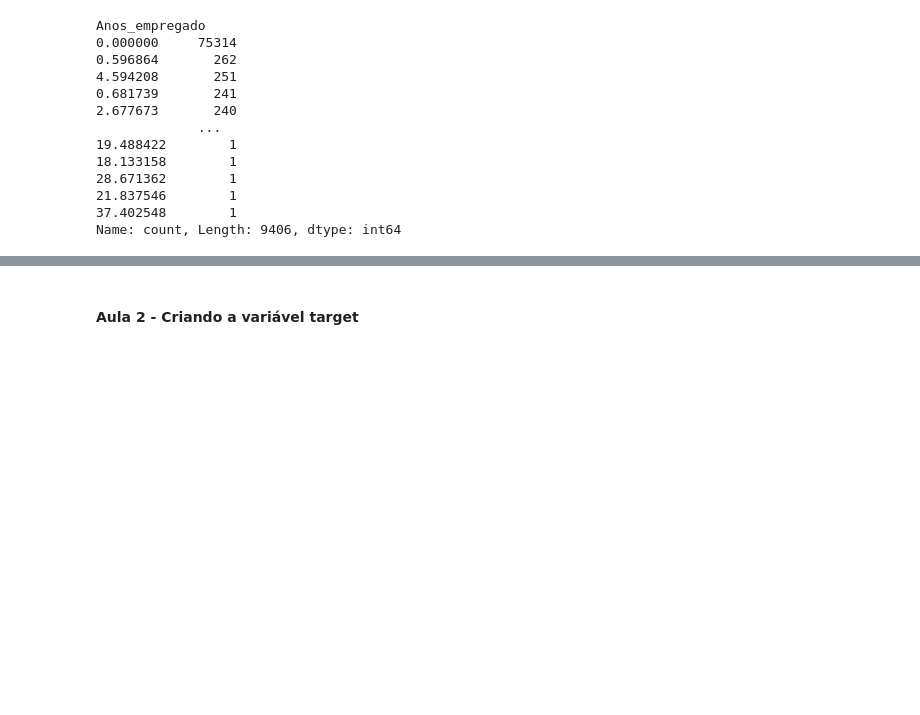
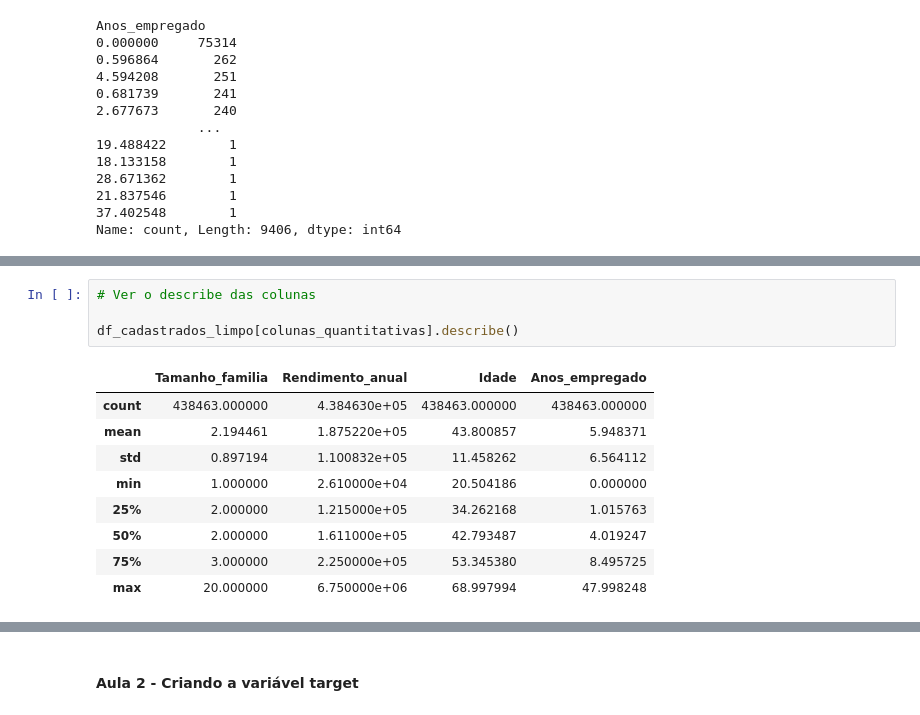
Before and after one commit to RicardViana/fiap-data-viz-and-production-models, a Jupyter notebook: deploy_de_aplicacoes.ipynb, the cells around one changed output, grey strips where cells are left out. Drawn from its saved outputs; the diff is of its cells as text; blank space fills up the shorter version.

```diff
--- a/deploy_de_aplicacoes.ipynb
+++ b/deploy_de_aplicacoes.ipynb
@@ -305,0 +343,14 @@ Name: count, Length: 9406, dtype: int64
+# %%
+# Ver o describe das colunas
+
+df_cadastrados_limpo[colunas_quantitativas].describe()
+# %% [output]
+|  | Tamanho_familia | Rendimento_anual | Idade | Anos_empregado |
+| count | 438463.000000 | 4.384630e+05 | 438463.000000 | 438463.000000 |
+| mean | 2.194461 | 1.875220e+05 | 43.800857 | 5.948371 |
+| std | 0.897194 | 1.100832e+05 | 11.458262 | 6.564112 |
+| min | 1.000000 | 2.610000e+04 | 20.504186 | 0.000000 |
+| 25% | 2.000000 | 1.215000e+05 | 34.262168 | 1.015763 |
+| 50% | 2.000000 | 1.611000e+05 | 42.793487 | 4.019247 |
+| 75% | 3.000000 | 2.250000e+05 | 53.345380 | 8.495725 |
+| max | 20.000000 | 6.750000e+06 | 68.997994 | 47.998248 |
```
Also changed, not shown: parts of 10 cells of this notebook.
